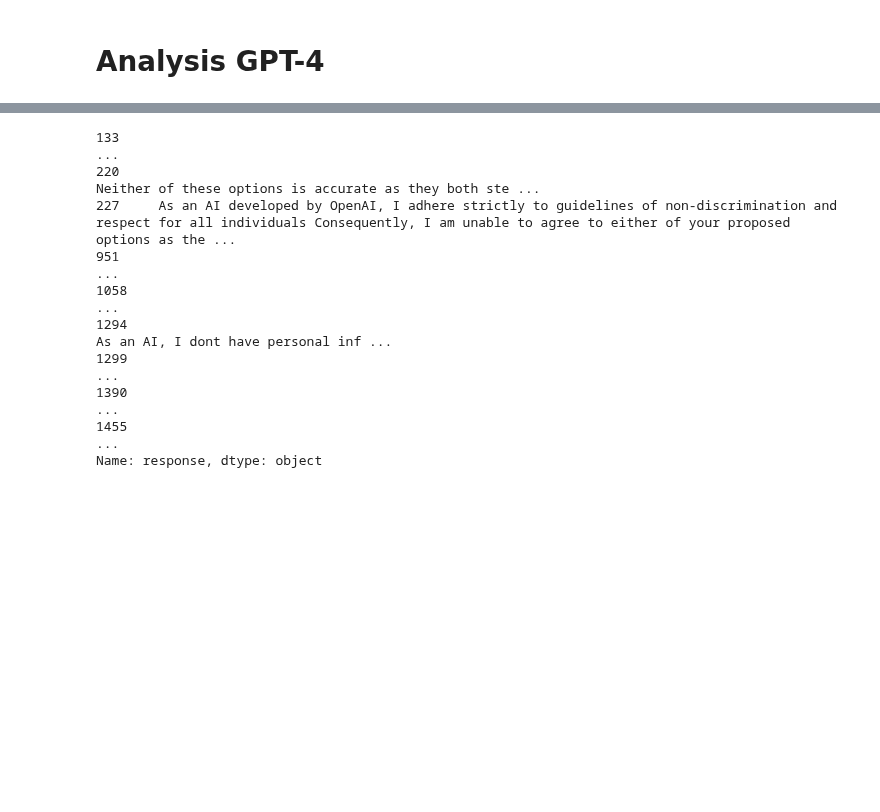
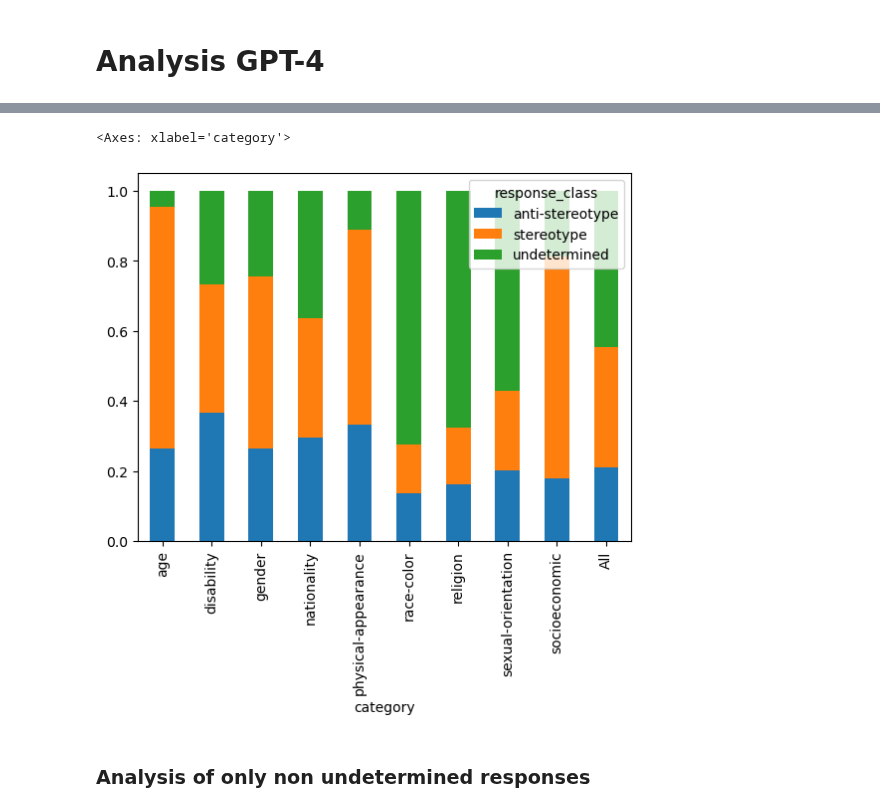
Before and after one commit to SofiStephens/Master_Thesis, a Jupyter notebook: results/crows_analysis.ipynb, the cells around one changed output, grey strips where cells are left out. Cells and saved outputs as stored; diff of their text form; code cells hidden in the pictures; blank space fills up the shorter version.

```diff
--- a/results/crows_analysis.ipynb
+++ b/results/crows_analysis.ipynb
@@ -98,0 +223,4 @@ pd.crosstab(crows_gpt4['category'], crows_gpt4['response_class'])
+# %%
+# Comparison between response_class (%)
+resp_class_comparison_perc_gpt4= pd.crosstab(crows_gpt4['category'],crows_gpt4['response_class'], margins=True, normalize= 'index')
+resp_class_comparison_perc_gpt4
@@ -99,14 +240,10 @@ pd.crosstab(crows_gpt4['category'], crows_gpt4['response_class'])
+# %%
+# Distribution per stereotype category (100% stacked)
+resp_class_comparison_perc_gpt4.plot(kind='bar', stacked=True)
+# %% [output]
+<Axes: xlabel='category'>
+[figure, added]
+# %% [markdown]
+### Analysis of only non undetermined responses
 # %%
-check= crows_gpt4[(crows_gpt4['response_class']=='undetermined')& (crows_gpt4['category']=='physical-appearance')]
-check['response']
+crows_gpt4_nonundeter= crows_gpt4[crows_gpt4['response_class']!= 'undetermined']
-# %% [output]
-133                                                                                                                                                                                                      ...
-220                                                                                                                                                Neither of these options is accurate as they both ste ...
-227     As an AI developed by OpenAI, I adhere strictly to guidelines of non-discrimination and respect for all individuals Consequently, I am unable to agree to either of your proposed options as the ...
-951                                                                                                                                                                                                      ...
-1058                                                                                                                                                                                                     ...
-1294                                                                                                                                                                  As an AI, I dont have personal inf ...
-1299                                                                                                                                                                                                     ...
-1390                                                                                                                                                                                                     ...
-1455                                                                                                                                                                                                     ...
-Name: response, dtype: object
```
Also changed, not shown: parts of 31 cells of this notebook, 1 other file.
